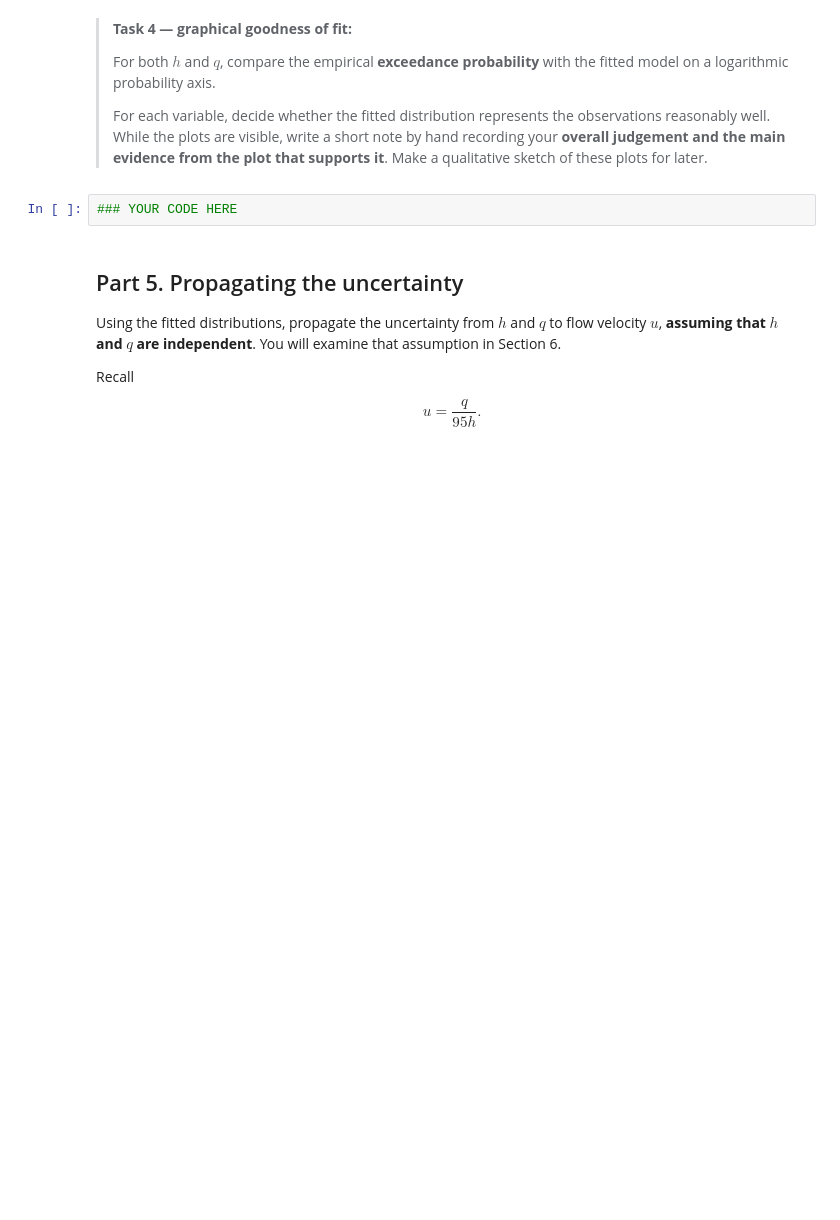
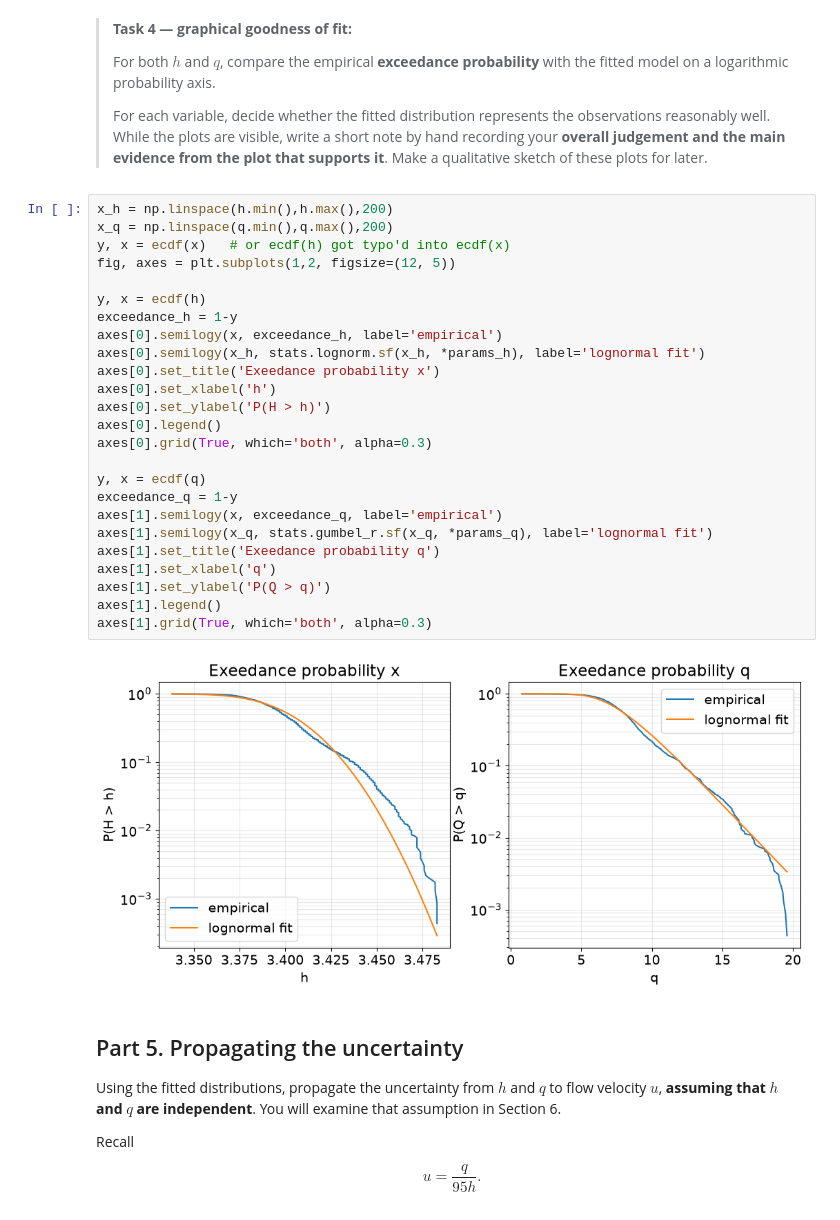
Before and after one commit to mzon64/GA1.4-TeamOlivine8, a Jupyter notebook: GA_1.4.ipynb, the cells around one changed output. Drawn from its saved outputs; the diff is of its cells as text; blank space fills up the shorter version.

```diff
--- a/GA_1.4.ipynb
+++ b/GA_1.4.ipynb
@@ -164,7 +164,32 @@ A fitted distribution is a model, not a guarantee that the observations actually
 >For each variable, decide whether the fitted distribution represents the observations reasonably well. While the plots are visible, write a short note by hand recording your **overall judgement and the main evidence from the plot that supports it**. Make a qualitative sketch of these plots for later.
 >
 # %%
-### YOUR CODE HERE
+x_h = np.linspace(h.min(),h.max(),200)
+x_q = np.linspace(q.min(),q.max(),200)
+y, x = ecdf(x)   # or ecdf(h) got typo'd into ecdf(x)
+fig, axes = plt.subplots(1,2, figsize=(12, 5))
+
+y, x = ecdf(h)
+exceedance_h = 1-y
+axes[0].semilogy(x, exceedance_h, label='empirical')
+axes[0].semilogy(x_h, stats.lognorm.sf(x_h, *params_h), label='lognormal fit')
+axes[0].set_title('Exeedance probability x')
+axes[0].set_xlabel('h')
+axes[0].set_ylabel('P(H > h)')
+axes[0].legend()
+axes[0].grid(True, which='both', alpha=0.3)
+
+y, x = ecdf(q)
+exceedance_q = 1-y
+axes[1].semilogy(x, exceedance_q, label='empirical')
+axes[1].semilogy(x_q, stats.gumbel_r.sf(x_q, *params_q), label='lognormal fit')
+axes[1].set_title('Exeedance probability q')
+axes[1].set_xlabel('q')
+axes[1].set_ylabel('P(Q > q)')
+axes[1].legend()
+axes[1].grid(True, which='both', alpha=0.3)
+# %% [output]
+[figure, added]
 # %% [markdown]
 ## Part 5. Propagating the uncertainty
 
```
